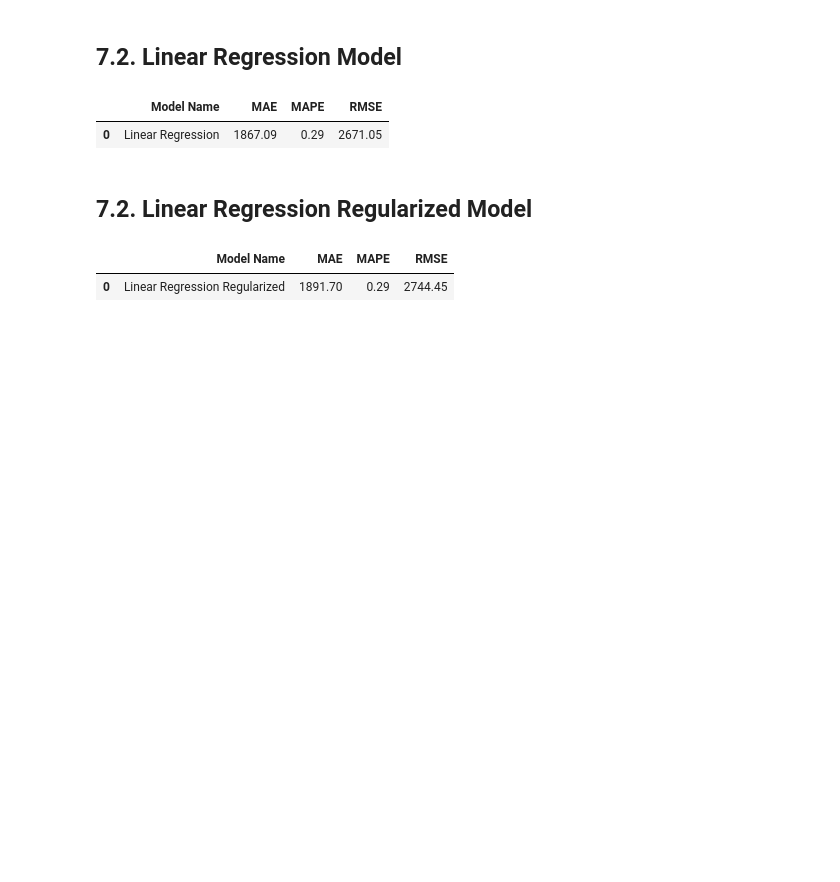
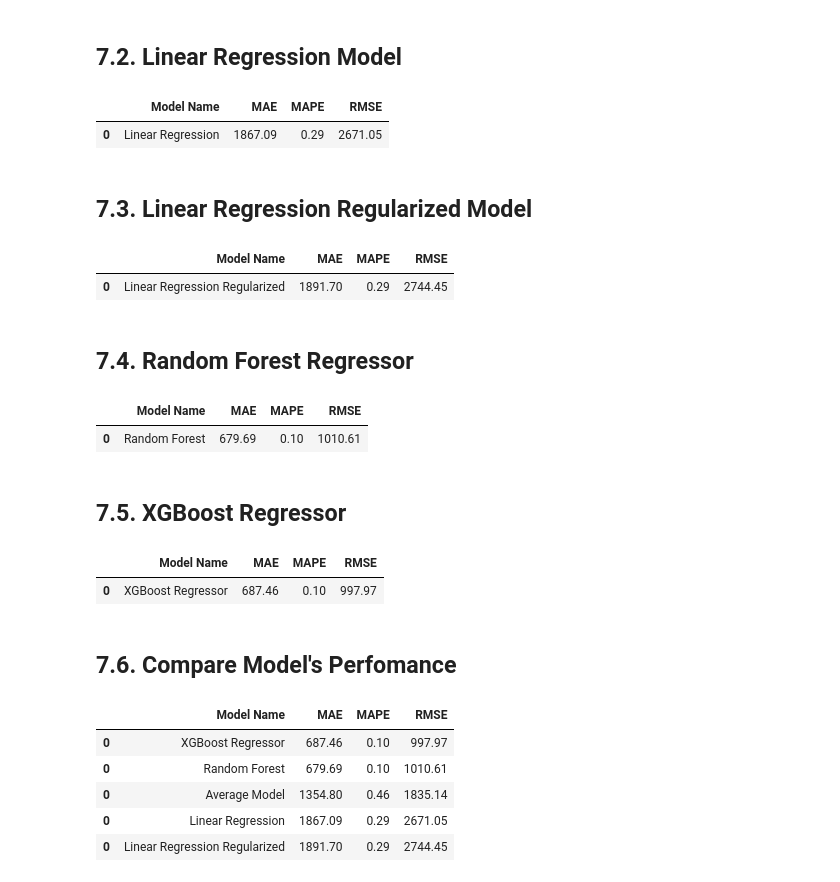
Before and after one commit to almir-martins/rossmann_sales_prediction, a Jupyter notebook: notebooks/m07_video1_store_sales_prediction.ipynb, the cells around one changed output. Cells and saved outputs as stored; diff of their text form; code cells hidden in the pictures; blank space fills up the shorter version.

Commit message:
Resultado das performances do modelo

```diff
--- a/notebooks/m07_video1_store_sales_prediction.ipynb
+++ b/notebooks/m07_video1_store_sales_prediction.ipynb
@@ -1115,7 +1115,7 @@ lr_result
 |  | Model Name | MAE | MAPE | RMSE |
 | 0 | Linear Regression | 1867.09 | 0.29 | 2671.05 |
 # %% [markdown]
-## 7.2. Linear Regression Regularized Model
+## 7.3. Linear Regression Regularized Model
 # %%
 # Criando o modelo de Regressão Linear Regularizada
 lrr = Lasso(alpha=0.01).fit(x_train, y_train)
@@ -1129,3 +1129,5 @@ lrr_result
 # %% [output]
 |  | Model Name | MAE | MAPE | RMSE |
 | 0 | Linear Regression Regularized | 1891.70 | 0.29 | 2744.45 |
+# %% [markdown]
+## 7.4. Random Forest Regressor
@@ -1131,0 +1138,48 @@ lrr_result
+# %%
+# Criando o modelo de Árvore de decisão
+# n_estimators=100 -> nº árvores, n_jobs=-1 -> processamento paralelo, random_state=42 -> seed
+rf = RandomForestRegressor(n_estimators=100, n_jobs=-1, random_state=42).fit(x_train, y_train)
+
+# Fazendo a predição
+y_hat_rf = rf.predict(x_test)
+
+# Conhecendo a performance do modelo
+rf_result = ml_error('Random Forest', np.expm1(y_test), np.expm1(y_hat_rf))
+rf_result
+# %% [output]
+|  | Model Name | MAE | MAPE | RMSE |
+| 0 | Random Forest | 679.69 | 0.10 | 1010.61 |
+# %% [markdown]
+## 7.5. XGBoost Regressor
+# %%
+# Criando o modelo XGBoost
+model_xgb = xgb.XGBRegressor(
+    objective='reg:squarederror',
+    n_estimators=100,
+    # eta=0.03,
+    max_depth=10,
+    subsample=0.7,
+    colsample_bytree=0.9).fit(x_train, y_train)
+
+# Fazendo a predição
+y_hat_xgb = model_xgb.predict(x_test)
+
+# Conhecendo a performance do modelo
+xgb_result = ml_error('XGBoost Regressor', np.expm1(y_test), np.expm1(y_hat_xgb))
+xgb_result
+# %% [output]
+|  | Model Name | MAE | MAPE | RMSE |
+| 0 | XGBoost Regressor | 687.46 | 0.10 | 997.97 |
+# %% [markdown]
+## 7.6. Compare Model's Perfomance
+# %%
+# Comparando as perfomances dos modelos
+modeling_result = pd.concat([baseline_result, lr_result, lrr_result, rf_result, xgb_result])
+modeling_result.sort_values('RMSE')
+# %% [output]
+|  | Model Name | MAE | MAPE | RMSE |
+| 0 | XGBoost Regressor | 687.46 | 0.10 | 997.97 |
+| 0 | Random Forest | 679.69 | 0.10 | 1010.61 |
+| 0 | Average Model | 1354.80 | 0.46 | 1835.14 |
+| 0 | Linear Regression | 1867.09 | 0.29 | 2671.05 |
+| 0 | Linear Regression Regularized | 1891.70 | 0.29 | 2744.45 |
```
Also changed, not shown: parts of 3 cells of this notebook.
